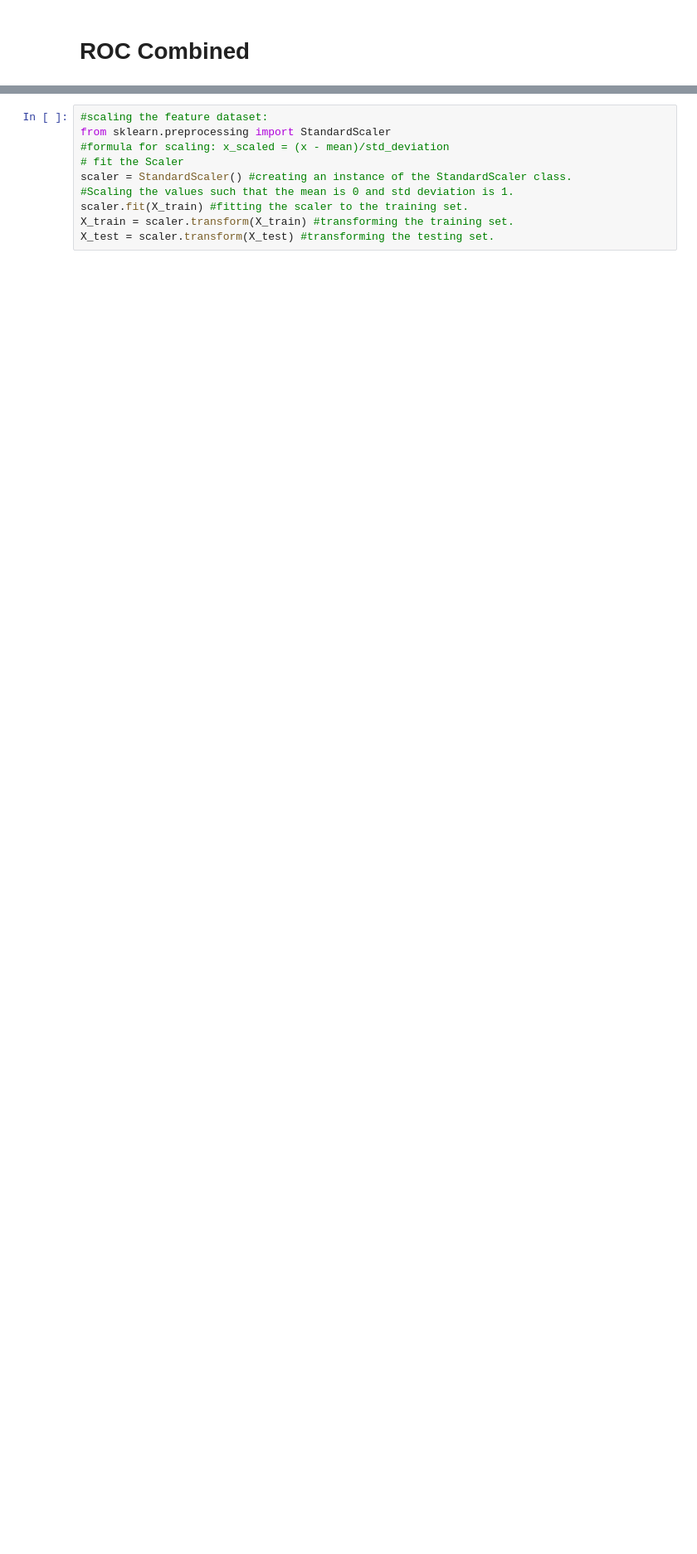
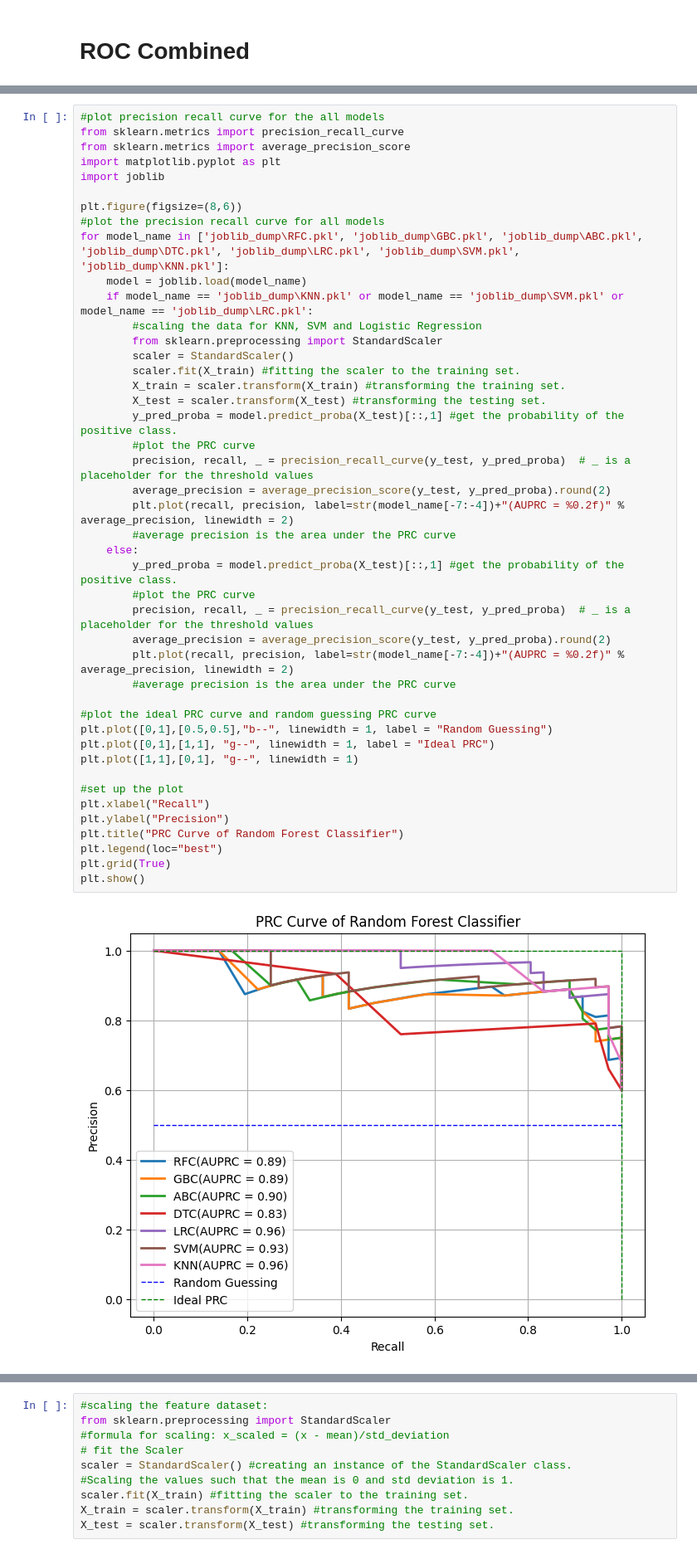
Before and after one commit to kruthi-sb/Cardiac_Events_ML, a Jupyter notebook: ML/ML_final.ipynb, the cells around one changed output, grey strips where cells are left out. Shown at 83% size. Cells and saved outputs as stored; diff of their text form; blank space fills up the shorter version.

```diff
--- a/ML/ML_final.ipynb
+++ b/ML/ML_final.ipynb
@@ -76,0 +85,46 @@ plt.show()
+# %%
+#plot precision recall curve for the all models
+from sklearn.metrics import precision_recall_curve
+from sklearn.metrics import average_precision_score
+import matplotlib.pyplot as plt
+import joblib
+
+plt.figure(figsize=(8,6))
+#plot the precision recall curve for all models
+for model_name in ['joblib_dump\RFC.pkl', 'joblib_dump\GBC.pkl', 'joblib_dump\ABC.pkl', 'joblib_dump\DTC.pkl', 'joblib_dump\LRC.pkl', 'joblib_dump\SVM.pkl', 'joblib_dump\KNN.pkl']:
+    model = joblib.load(model_name)
+    if model_name == 'joblib_dump\KNN.pkl' or model_name == 'joblib_dump\SVM.pkl' or model_name == 'joblib_dump\LRC.pkl':
+        #scaling the data for KNN, SVM and Logistic Regression
+        from sklearn.preprocessing import StandardScaler
+        scaler = StandardScaler()
+        scaler.fit(X_train) #fitting the scaler to the training set.
+        X_train = scaler.transform(X_train) #transforming the training set.
+        X_test = scaler.transform(X_test) #transforming the testing set.
+        y_pred_proba = model.predict_proba(X_test)[::,1] #get the probability of the positive class.
+        #plot the PRC curve
+        precision, recall, _ = precision_recall_curve(y_test, y_pred_proba)  # _ is a placeholder for the threshold values
+        average_precision = average_precision_score(y_test, y_pred_proba).round(2)
+        plt.plot(recall, precision, label=str(model_name[-7:-4])+"(AUPRC = %0.2f)" % average_precision, linewidth = 2)
+        #average precision is the area under the PRC curve
+    else:
+        y_pred_proba = model.predict_proba(X_test)[::,1] #get the probability of the positive class.
+        #plot the PRC curve
+        precision, recall, _ = precision_recall_curve(y_test, y_pred_proba)  # _ is a placeholder for the threshold values
+        average_precision = average_precision_score(y_test, y_pred_proba).round(2)
+        plt.plot(recall, precision, label=str(model_name[-7:-4])+"(AUPRC = %0.2f)" % average_precision, linewidth = 2)
+        #average precision is the area under the PRC curve
+
+#plot the ideal PRC curve and random guessing PRC curve
+plt.plot([0,1],[0.5,0.5],"b--", linewidth = 1, label = "Random Guessing")
+plt.plot([0,1],[1,1], "g--", linewidth = 1, label = "Ideal PRC")
+plt.plot([1,1],[0,1], "g--", linewidth = 1)
+
+#set up the plot
+plt.xlabel("Recall")
+plt.ylabel("Precision")
+plt.title("PRC Curve of Random Forest Classifier")
+plt.legend(loc="best")
+plt.grid(True)
+plt.show()
+# %% [output]
+[figure, added]
```
Also changed, not shown: parts of 23 cells of this notebook, 8 other files.
